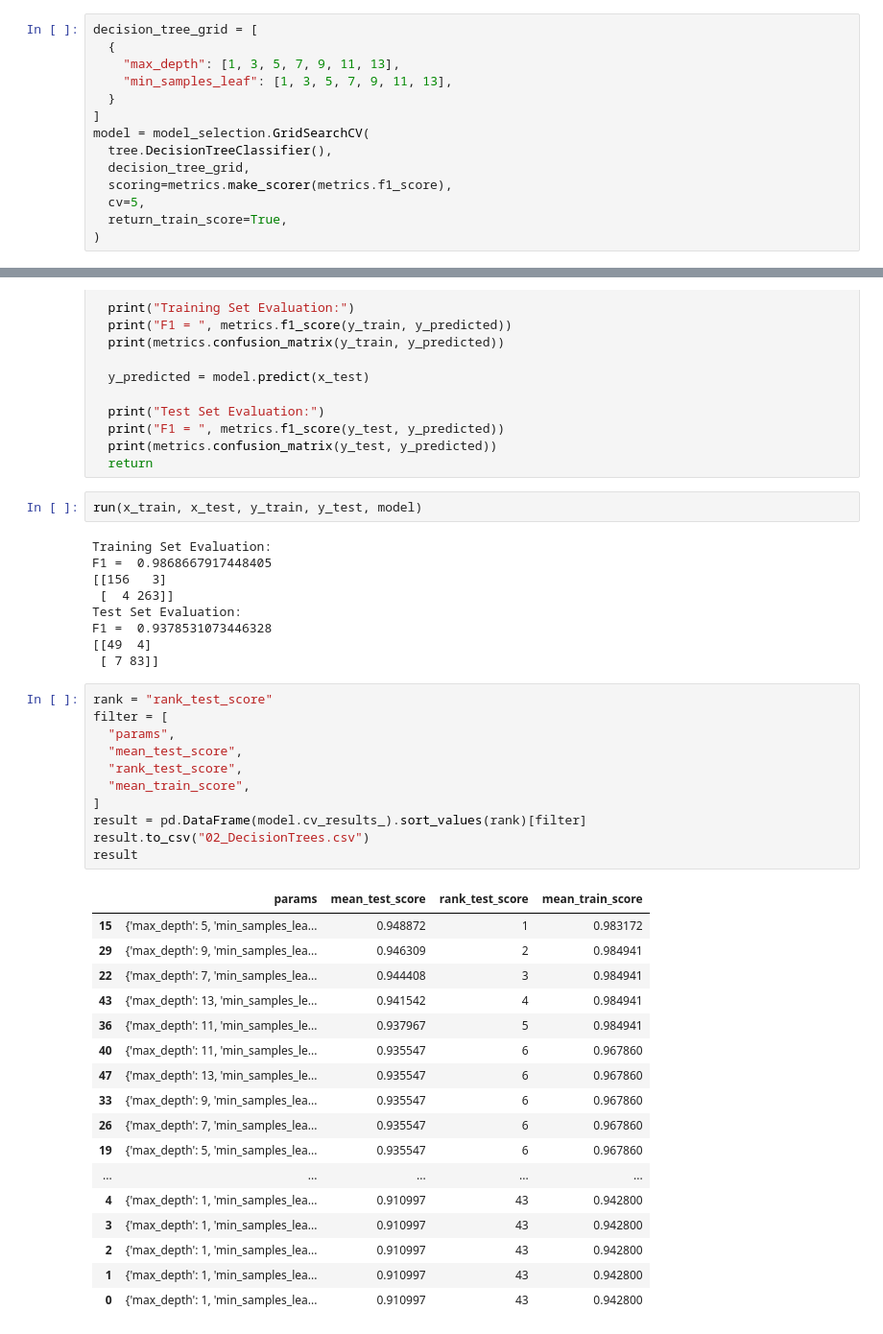
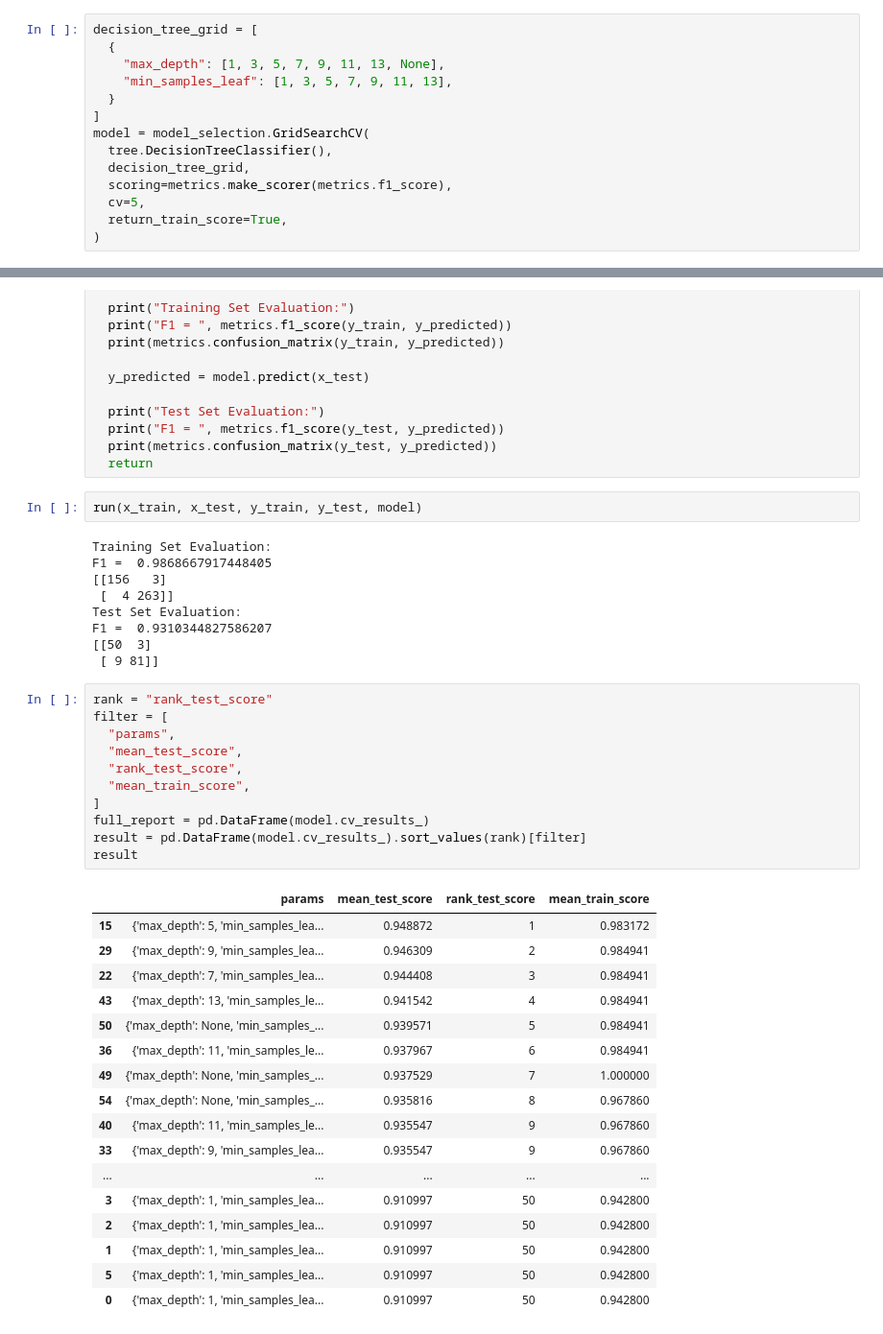
Before and after one commit to EvangelosStefanos/machine-learning-basic-templates, a Jupyter notebook: 02_DecisionTrees.ipynb, the cells around one changed output, grey strips where cells are left out. Shown: that part at 96% size. Saved outputs shown, nothing was run; the diff lists cells and outputs as text.

```diff
--- a/02_DecisionTrees.ipynb
+++ b/02_DecisionTrees.ipynb
@@ -49,7 +50,7 @@ x_train, x_test, y_train, y_test = model_selection.train_test_split(X, y, test_s
 # %%
 decision_tree_grid = [
   {
-    "max_depth": [1, 3, 5, 7, 9, 11, 13],
+    "max_depth": [1, 3, 5, 7, 9, 11, 13, None],
     "min_samples_leaf": [1, 3, 5, 7, 9, 11, 13],
   }
 ]
@@ -101,35 +119,35 @@ F1 =  0.9868667917448405
 [[156   3]
  [  4 263]]
 Test Set Evaluation:
-F1 =  0.9378531073446328
-[[49  4]
- [ 7 83]]
+F1 =  0.9310344827586207
+[[50  3]
+ [ 9 81]]
 # %%
 rank = "rank_test_score"
 filter = [
   "params",
   "mean_test_score",
   "rank_test_score",
   "mean_train_score",
 ]
+full_report = pd.DataFrame(model.cv_results_)
 result = pd.DataFrame(model.cv_results_).sort_values(rank)[filter]
-result.to_csv("02_DecisionTrees.csv")
 result
 # %% [output]
 |  | params | mean_test_score | rank_test_score | mean_train_score |
 | 15 | {'max_depth': 5, 'min_samples_lea... | 0.948872 | 1 | 0.983172 |
 | 29 | {'max_depth': 9, 'min_samples_lea... | 0.946309 | 2 | 0.984941 |
 | 22 | {'max_depth': 7, 'min_samples_lea... | 0.944408 | 3 | 0.984941 |
 | 43 | {'max_depth': 13, 'min_samples_le... | 0.941542 | 4 | 0.984941 |
-| 36 | {'max_depth': 11, 'min_samples_le... | 0.937967 | 5 | 0.984941 |
-| 40 | {'max_depth': 11, 'min_samples_le... | 0.935547 | 6 | 0.967860 |
-| 47 | {'max_depth': 13, 'min_samples_le... | 0.935547 | 6 | 0.967860 |
-| 33 | {'max_depth': 9, 'min_samples_lea... | 0.935547 | 6 | 0.967860 |
-| 26 | {'max_depth': 7, 'min_samples_lea... | 0.935547 | 6 | 0.967860 |
-| 19 | {'max_depth': 5, 'min_samples_lea... | 0.935547 | 6 | 0.967860 |
+| 50 | {'max_depth': None, 'min_samples_... | 0.939571 | 5 | 0.984941 |
+| 36 | {'max_depth': 11, 'min_samples_le... | 0.937967 | 6 | 0.984941 |
+| 49 | {'max_depth': None, 'min_samples_... | 0.937529 | 7 | 1.000000 |
+| 54 | {'max_depth': None, 'min_samples_... | 0.935816 | 8 | 0.967860 |
+| 40 | {'max_depth': 11, 'min_samples_le... | 0.935547 | 9 | 0.967860 |
+| 33 | {'max_depth': 9, 'min_samples_lea... | 0.935547 | 9 | 0.967860 |
 | ... | ... | ... | ... | ... |
-| 4 | {'max_depth': 1, 'min_samples_lea... | 0.910997 | 43 | 0.942800 |
-| 3 | {'max_depth': 1, 'min_samples_lea... | 0.910997 | 43 | 0.942800 |
-| 2 | {'max_depth': 1, 'min_samples_lea... | 0.910997 | 43 | 0.942800 |
-| 1 | {'max_depth': 1, 'min_samples_lea... | 0.910997 | 43 | 0.942800 |
-| 0 | {'max_depth': 1, 'min_samples_lea... | 0.910997 | 43 | 0.942800 |
+| 3 | {'max_depth': 1, 'min_samples_lea... | 0.910997 | 50 | 0.942800 |
+| 2 | {'max_depth': 1, 'min_samples_lea... | 0.910997 | 50 | 0.942800 |
+| 1 | {'max_depth': 1, 'min_samples_lea... | 0.910997 | 50 | 0.942800 |
+| 5 | {'max_depth': 1, 'min_samples_lea... | 0.910997 | 50 | 0.942800 |
+| 0 | {'max_depth': 1, 'min_samples_lea... | 0.910997 | 50 | 0.942800 |
```
Also changed, not shown: parts of 8 cells of this notebook, 2 other files.
